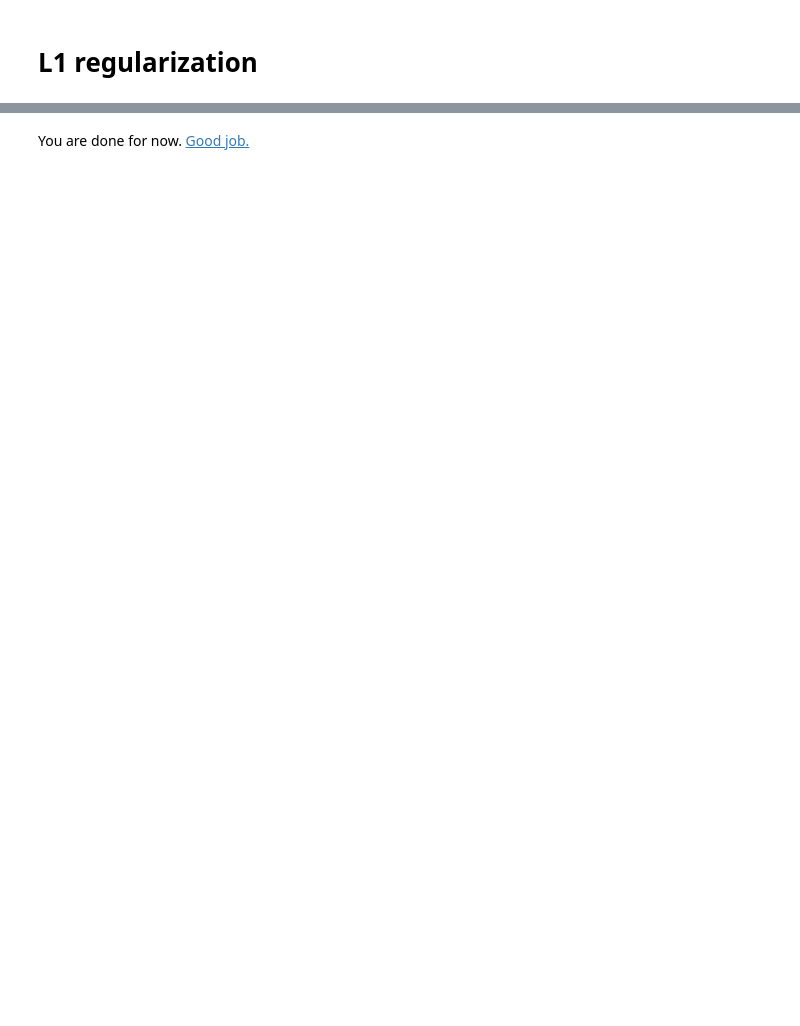
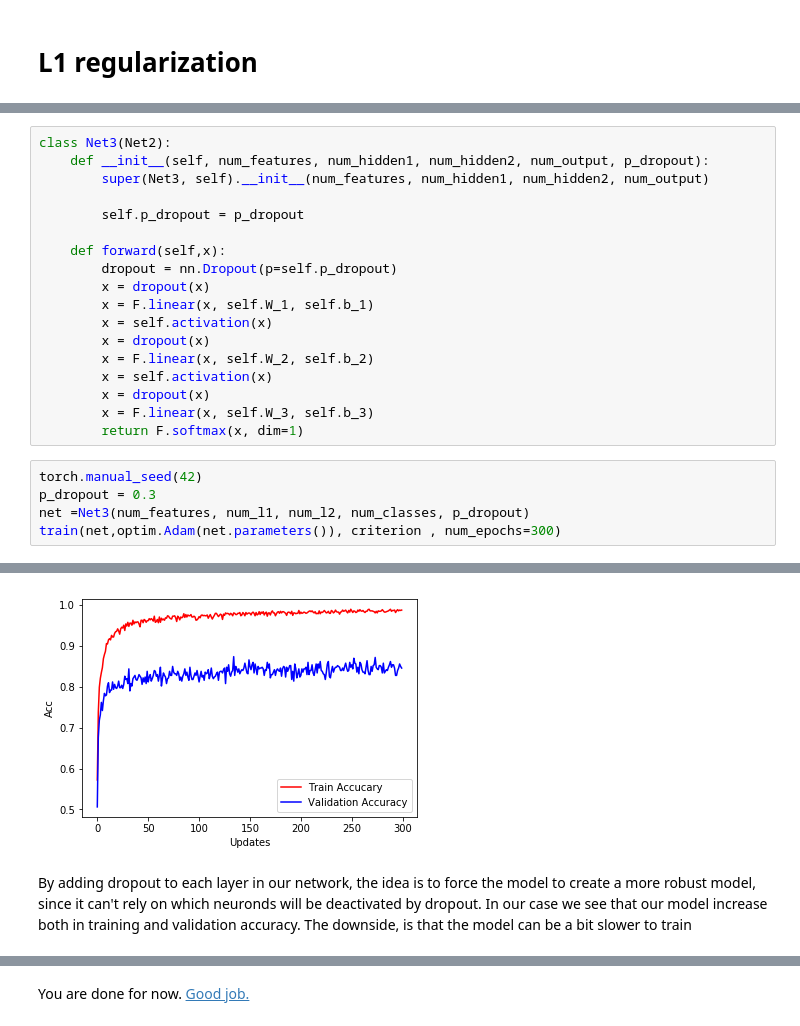
Before and after one commit to jeppe742/02456-deep-learning-with-PyTorch, a Jupyter notebook: 1_Feedforward/1.4-FFN-MNIST.ipynb, the cells around one changed output, grey strips where cells are left out. Drawn from its saved outputs; the diff is of its cells as text; blank space fills up the shorter version.

```diff
--- a/1_Feedforward/1.4-FFN-MNIST.ipynb
+++ b/1_Feedforward/1.4-FFN-MNIST.ipynb
@@ -504,0 +532,24 @@ Epoch 91 : Train Loss 0.222446 , Train acc 0.850000, Valid acc 0.742000
+# %%
+class Net3(Net2):
+    def __init__(self, num_features, num_hidden1, num_hidden2, num_output, p_dropout):
+        super(Net3, self).__init__(num_features, num_hidden1, num_hidden2, num_output)
+
+        self.p_dropout = p_dropout
+
+    def forward(self,x):
+        dropout = nn.Dropout(p=self.p_dropout)
+        x = dropout(x)
+        x = F.linear(x, self.W_1, self.b_1)
+        x = self.activation(x)
+        x = dropout(x)
+        x = F.linear(x, self.W_2, self.b_2)
+        x = self.activation(x)
+        x = dropout(x)
+        x = F.linear(x, self.W_3, self.b_3)
+        return F.softmax(x, dim=1)
+# %%
+torch.manual_seed(42)
+p_dropout = 0.3
+net =Net3(num_features, num_l1, num_l2, num_classes, p_dropout)
+train(net,optim.Adam(net.parameters()), criterion , num_epochs=300)
+# %% [output]
@@ -504,0 +573,3 @@ Epoch 91 : Train Loss 0.222446 , Train acc 0.850000, Valid acc 0.742000
+[figure, added]
+# %% [markdown]
+By adding dropout to each layer in our network, the idea is to force the model to create a more robust model, since it can't rely on which neuronds will be deactivated by dropout. In our case we see that our model increase both in training and validation accuracy. The downside, is that the model can be a bit slower to train
```
Also changed, not shown: parts of 19 cells of this notebook, 4 other files.
